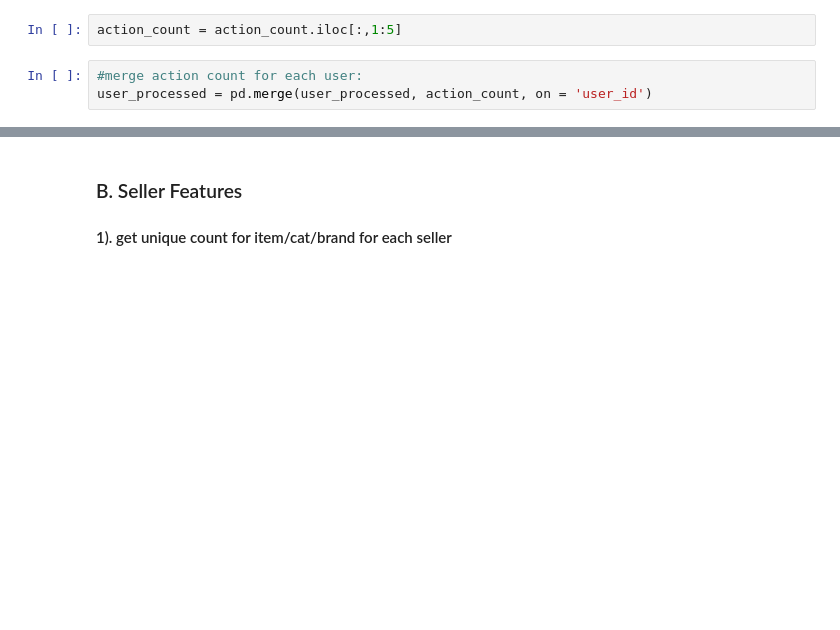
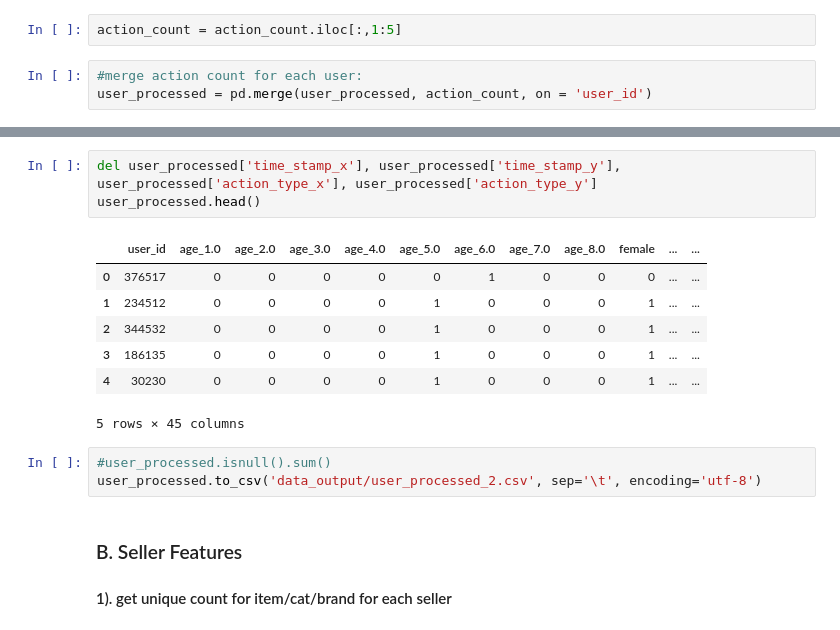
Before and after one commit to datamininggroupproject-tmall/Tmall_customer_behavior, a Jupyter notebook: data_cleaning_and_feature_engineer.ipynb, the cells around one changed output, grey strips where cells are left out. Cells and saved outputs as stored; diff of their text form; blank space fills up the shorter version.

```diff
--- a/data_cleaning_and_feature_engineer.ipynb
+++ b/data_cleaning_and_feature_engineer.ipynb
@@ -403,3 +448,17 @@ Index(['user_id', 'age_range', 'gender', 'click', 'add', 'buy', 'save',
+# %%
+del user_processed['time_stamp_x'], user_processed['time_stamp_y'], user_processed['action_type_x'], user_processed['action_type_y']
+user_processed.head()
+# %% [output]
+|  | user_id | age_1.0 | age_2.0 | age_3.0 | age_4.0 | age_5.0 | age_6.0 | age_7.0 | age_8.0 | female | ... | ... |
+| 0 | 376517 | 0 | 0 | 0 | 0 | 0 | 1 | 0 | 0 | 0 | ... | ... |
+| 1 | 234512 | 0 | 0 | 0 | 0 | 1 | 0 | 0 | 0 | 1 | ... | ... |
+| 2 | 344532 | 0 | 0 | 0 | 0 | 1 | 0 | 0 | 0 | 1 | ... | ... |
+| 3 | 186135 | 0 | 0 | 0 | 0 | 1 | 0 | 0 | 0 | 1 | ... | ... |
+| 4 | 30230 | 0 | 0 | 0 | 0 | 1 | 0 | 0 | 0 | 1 | ... | ... |
+5 rows × 45 columns
+# %%
+#user_processed.isnull().sum()
+user_processed.to_csv('data_output/user_processed_2.csv', sep='\t', encoding='utf-8')
 # %% [markdown]
 ### B. Seller Features
 #### 1). get unique count for item/cat/brand for each seller
```
Also changed, not shown: parts of 25 cells of this notebook.
